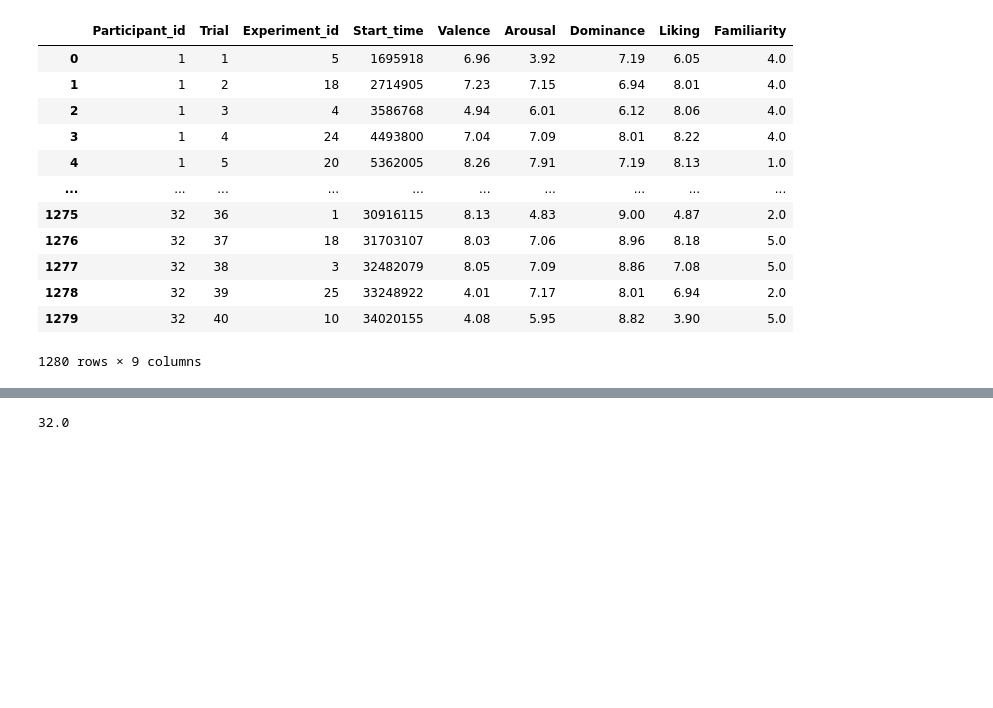
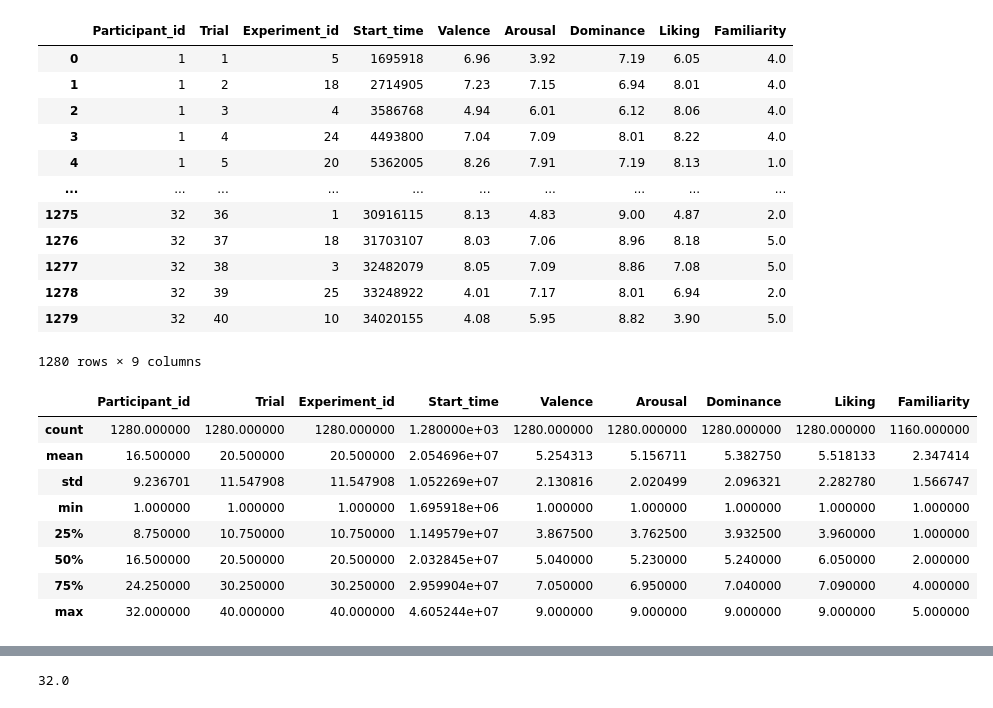
Before and after one commit to ankitmishra2232/EEG_signal_processing_using_ML, a Jupyter notebook: data reading and preprocessing.ipynb, the cells around one changed output, grey strips where cells are left out. Drawn from its saved outputs; the diff is of its cells as text; code cells hidden in the pictures; blank space fills up the shorter version.

```diff
--- a/data reading and preprocessing.ipynb
+++ b/data reading and preprocessing.ipynb
@@ -511,3 +333,15 @@ participant_ratings
 | 1278 | 32 | 39 | 25 | 33248922 | 4.01 | 7.17 | 8.01 | 6.94 | 2.0 |
 | 1279 | 32 | 40 | 10 | 34020155 | 4.08 | 5.95 | 8.82 | 3.90 | 5.0 |
 1280 rows × 9 columns
+# %%
+participant_ratings.describe()
+# %% [output]
+|  | Participant_id | Trial | Experiment_id | Start_time | Valence | Arousal | Dominance | Liking | Familiarity |
+| count | 1280.000000 | 1280.000000 | 1280.000000 | 1.280000e+03 | 1280.000000 | 1280.000000 | 1280.000000 | 1280.000000 | 1160.000000 |
+| mean | 16.500000 | 20.500000 | 20.500000 | 2.054696e+07 | 5.254313 | 5.156711 | 5.382750 | 5.518133 | 2.347414 |
+| std | 9.236701 | 11.547908 | 11.547908 | 1.052269e+07 | 2.130816 | 2.020499 | 2.096321 | 2.282780 | 1.566747 |
+| min | 1.000000 | 1.000000 | 1.000000 | 1.695918e+06 | 1.000000 | 1.000000 | 1.000000 | 1.000000 | 1.000000 |
+| 25% | 8.750000 | 10.750000 | 10.750000 | 1.149579e+07 | 3.867500 | 3.762500 | 3.932500 | 3.960000 | 1.000000 |
+| 50% | 16.500000 | 20.500000 | 20.500000 | 2.032845e+07 | 5.040000 | 5.230000 | 5.240000 | 6.050000 | 2.000000 |
+| 75% | 24.250000 | 30.250000 | 30.250000 | 2.959904e+07 | 7.050000 | 6.950000 | 7.040000 | 7.090000 | 4.000000 |
+| max | 32.000000 | 40.000000 | 40.000000 | 4.605244e+07 | 9.000000 | 9.000000 | 9.000000 | 9.000000 | 5.000000 |
```
Also changed, not shown: parts of 14 cells of this notebook, 1 other file.
